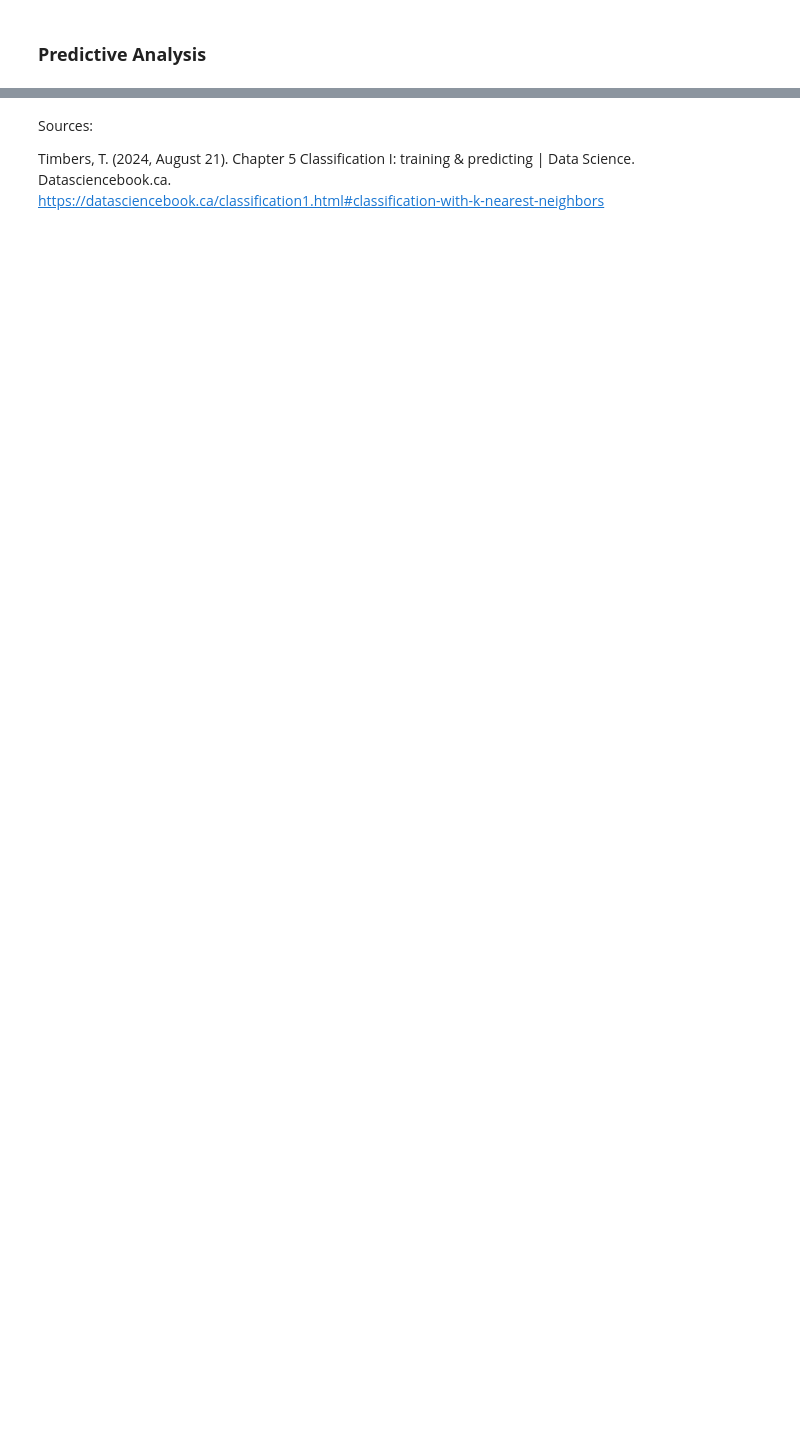
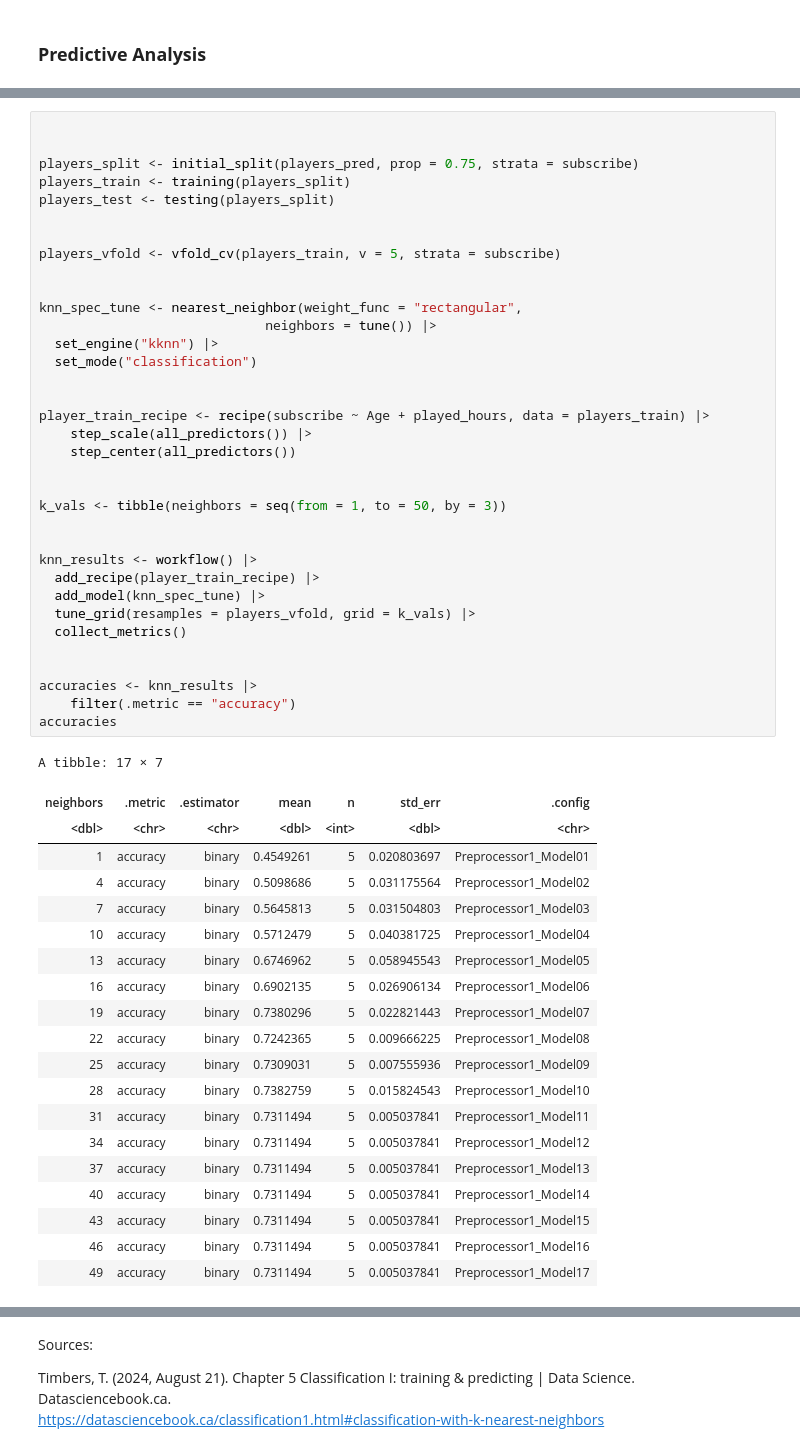
Before and after one commit to ManreetGrewal/group-project-dsci-100-final, a Jupyter notebook: Final Project.ipynb, the cells around one changed output, grey strips where cells are left out. Cells and saved outputs as stored; diff of their text form; blank space fills up the shorter version.

```diff
--- a/Final Project.ipynb
+++ b/Final Project.ipynb
@@ -204,0 +225,56 @@ It is worth mentioning that the value of K is important when useing the K-neares
+# %%
+
+
+players_split <- initial_split(players_pred, prop = 0.75, strata = subscribe)
+players_train <- training(players_split)
+players_test <- testing(players_split)
+
+
+players_vfold <- vfold_cv(players_train, v = 5, strata = subscribe)
+
+
+knn_spec_tune <- nearest_neighbor(weight_func = "rectangular",
+                             neighbors = tune()) |>
+  set_engine("kknn") |>
+  set_mode("classification")
+
+
+player_train_recipe <- recipe(subscribe ~ Age + played_hours, data = players_train) |>
+    step_scale(all_predictors()) |>
+    step_center(all_predictors())
+
+
+k_vals <- tibble(neighbors = seq(from = 1, to = 50, by = 3))
+
+
+knn_results <- workflow() |>
+  add_recipe(player_train_recipe) |>
+  add_model(knn_spec_tune) |>
+  tune_grid(resamples = players_vfold, grid = k_vals) |>
+  collect_metrics()
+
+
+accuracies <- knn_results |>
+    filter(.metric == "accuracy")
+accuracies
+# %% [output]
+A tibble: 17 × 7
+| neighbors | .metric | .estimator | mean | n | std_err | .config |
+| <dbl> | <chr> | <chr> | <dbl> | <int> | <dbl> | <chr> |
+| 1 | accuracy | binary | 0.4549261 | 5 | 0.020803697 | Preprocessor1_Model01 |
+| 4 | accuracy | binary | 0.5098686 | 5 | 0.031175564 | Preprocessor1_Model02 |
+| 7 | accuracy | binary | 0.5645813 | 5 | 0.031504803 | Preprocessor1_Model03 |
+| 10 | accuracy | binary | 0.5712479 | 5 | 0.040381725 | Preprocessor1_Model04 |
+| 13 | accuracy | binary | 0.6746962 | 5 | 0.058945543 | Preprocessor1_Model05 |
+| 16 | accuracy | binary | 0.6902135 | 5 | 0.026906134 | Preprocessor1_Model06 |
+| 19 | accuracy | binary | 0.7380296 | 5 | 0.022821443 | Preprocessor1_Model07 |
+| 22 | accuracy | binary | 0.7242365 | 5 | 0.009666225 | Preprocessor1_Model08 |
+| 25 | accuracy | binary | 0.7309031 | 5 | 0.007555936 | Preprocessor1_Model09 |
+| 28 | accuracy | binary | 0.7382759 | 5 | 0.015824543 | Preprocessor1_Model10 |
+| 31 | accuracy | binary | 0.7311494 | 5 | 0.005037841 | Preprocessor1_Model11 |
+| 34 | accuracy | binary | 0.7311494 | 5 | 0.005037841 | Preprocessor1_Model12 |
+| 37 | accuracy | binary | 0.7311494 | 5 | 0.005037841 | Preprocessor1_Model13 |
+| 40 | accuracy | binary | 0.7311494 | 5 | 0.005037841 | Preprocessor1_Model14 |
+| 43 | accuracy | binary | 0.7311494 | 5 | 0.005037841 | Preprocessor1_Model15 |
+| 46 | accuracy | binary | 0.7311494 | 5 | 0.005037841 | Preprocessor1_Model16 |
+| 49 | accuracy | binary | 0.7311494 | 5 | 0.005037841 | Preprocessor1_Model17 |
```
Also changed, not shown: parts of 12 cells of this notebook.
